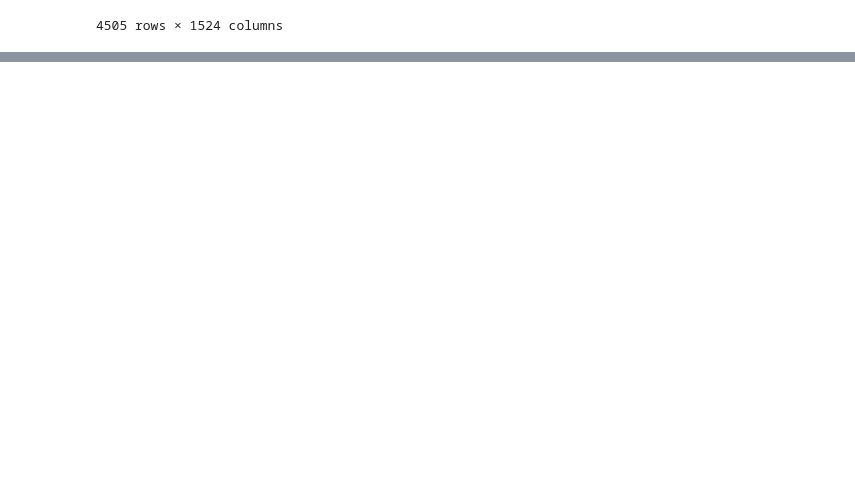
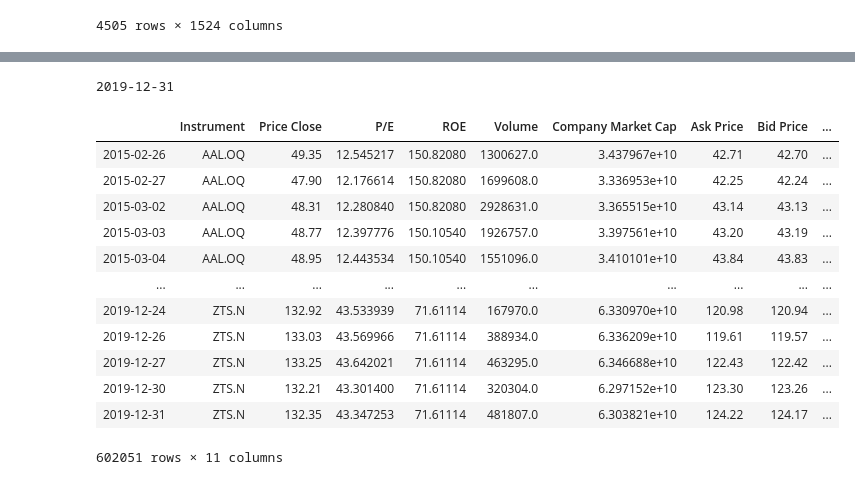
Before and after one commit to GuillaumePv/DS_1mscF, a Jupyter notebook: Data_analysis_Guillaume.ipynb, the cells around one changed output, grey strips where cells are left out. Saved outputs shown, nothing was run; the diff lists cells and outputs as text; code cells hidden in the pictures; blank space fills up the shorter version.

```diff
--- a/Data_analysis_Guillaume.ipynb
+++ b/Data_analysis_Guillaume.ipynb
@@ -262,0 +372,31 @@ data_fin.to_excel('Data/data_stock_price.xlsx', engine='xlsxwriter')
+# %%
+import re
+test_date = "2019-12-31T00:00:00Z"
+#date_test = pd.Timestamp(test_date)
+x = re.search(r"^(.*?)T", test_date)
+print(x.group(1))
+# %% [output]
+2019-12-31
+# %%
+dates = []
+for value in finish_data.index.values:
+    x = re.search(r"^(.*?)T", str(value))
+    new_date = pd.Timestamp(x.group(1))
+    dates.append(new_date)
+# %%
+finish_data.index = dates
+finish_data
+# %% [output]
+|  | Instrument | Price Close | P/E | ROE | Volume | Company Market Cap | Ask Price | Bid Price | ... |
+| 2015-02-26 | AAL.OQ | 49.35 | 12.545217 | 150.82080 | 1300627.0 | 3.437967e+10 | 42.71 | 42.70 | ... |
+| 2015-02-27 | AAL.OQ | 47.90 | 12.176614 | 150.82080 | 1699608.0 | 3.336953e+10 | 42.25 | 42.24 | ... |
+| 2015-03-02 | AAL.OQ | 48.31 | 12.280840 | 150.82080 | 2928631.0 | 3.365515e+10 | 43.14 | 43.13 | ... |
+| 2015-03-03 | AAL.OQ | 48.77 | 12.397776 | 150.10540 | 1926757.0 | 3.397561e+10 | 43.20 | 43.19 | ... |
+| 2015-03-04 | AAL.OQ | 48.95 | 12.443534 | 150.10540 | 1551096.0 | 3.410101e+10 | 43.84 | 43.83 | ... |
+| ... | ... | ... | ... | ... | ... | ... | ... | ... | ... |
+| 2019-12-24 | ZTS.N | 132.92 | 43.533939 | 71.61114 | 167970.0 | 6.330970e+10 | 120.98 | 120.94 | ... |
+| 2019-12-26 | ZTS.N | 133.03 | 43.569966 | 71.61114 | 388934.0 | 6.336209e+10 | 119.61 | 119.57 | ... |
+| 2019-12-27 | ZTS.N | 133.25 | 43.642021 | 71.61114 | 463295.0 | 6.346688e+10 | 122.43 | 122.42 | ... |
+| 2019-12-30 | ZTS.N | 132.21 | 43.301400 | 71.61114 | 320304.0 | 6.297152e+10 | 123.30 | 123.26 | ... |
+| 2019-12-31 | ZTS.N | 132.35 | 43.347253 | 71.61114 | 481807.0 | 6.303821e+10 | 124.22 | 124.17 | ... |
+602051 rows × 11 columns
```
Also changed, not shown: parts of 21 cells of this notebook, 14 other files.
